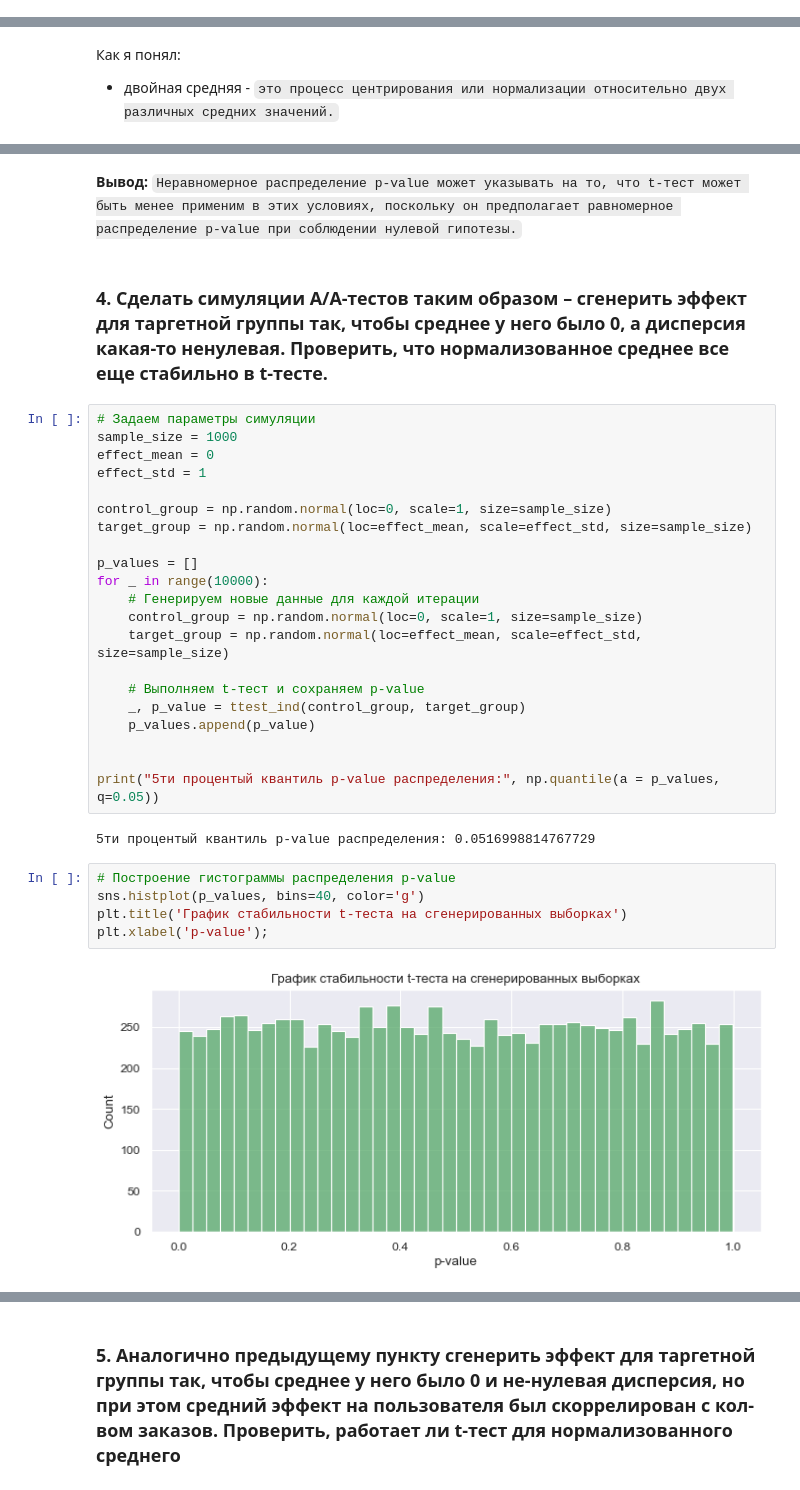
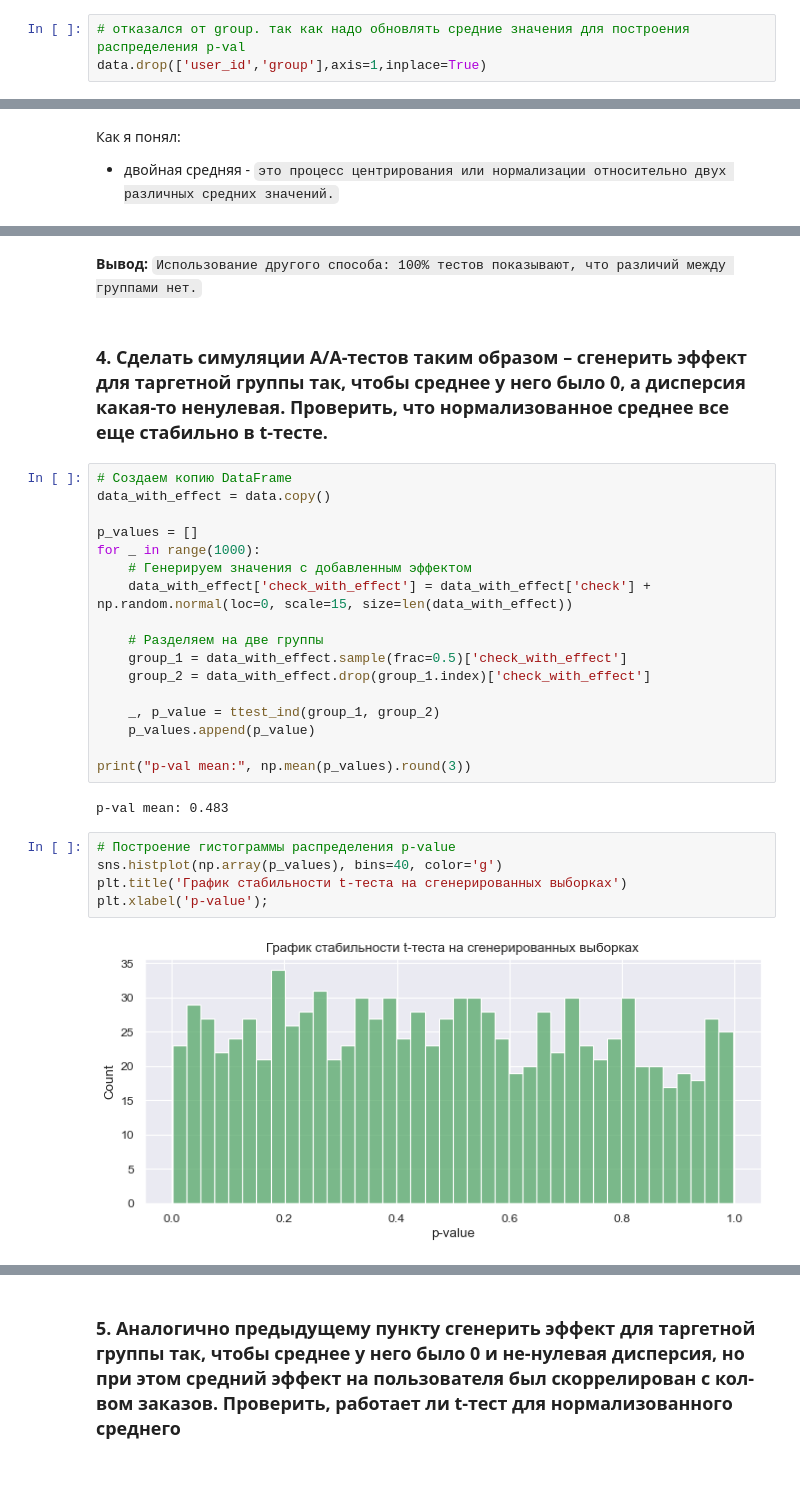
Before and after one commit to evanc001/practice_in_uzum_cource, a Jupyter notebook: analytic_projects/AA-tests/test_analysis.ipynb, the cells around one changed output, grey strips where cells are left out. Saved outputs shown, nothing was run; the diff lists cells and outputs as text.

```diff
--- a/analytic_projects/AA-tests/test_analysis.ipynb
+++ b/analytic_projects/AA-tests/test_analysis.ipynb
@@ -79,4 +85,7 @@ pg.normality(data=means_by_user,dv='check', group='group',method='normaltest').r
 # %% [markdown]
 #### создание списка p-val и проверка распределения
+# %%
+# отказался от group. так как надо обновлять средние значения для построения распределения p-val
+data.drop(['user_id','group'],axis=1,inplace=True)
 # %%
 # создание списка p-val
@@ -175,34 +204,30 @@ plt.xlabel('p-value');
-# %% [markdown]
-**Вывод:** `Неравномерное распределение p-value может указывать на то, что t-тест может быть менее применим в этих условиях, поскольку он предполагает равномерное распределение p-value при соблюдении нулевой гипотезы.`
+# %% [markdown]
+**Вывод:** `Использование другого способа: 100% тестов показывают, что различий между группами нет.`
 # %% [markdown]
 ### 4. Сделать симуляции А/А-тестов таким образом – сгенерить эффект для таргетной группы так, чтобы среднее у него было 0, а дисперсия какая-то ненулевая. Проверить, что нормализованное среднее все еще стабильно в t-тесте.
-# %%
-# Задаем параметры симуляции
-sample_size = 1000
-effect_mean = 0
-effect_std = 1
-
-control_group = np.random.normal(loc=0, scale=1, size=sample_size)
-target_group = np.random.normal(loc=effect_mean, scale=effect_std, size=sample_size)
-
-p_values = []
-for _ in range(10000):
-    # Генерируем новые данные для каждой итерации
-    control_group = np.random.normal(loc=0, scale=1, size=sample_size)
-    target_group = np.random.normal(loc=effect_mean, scale=effect_std, size=sample_size)
-
-    # Выполняем t-тест и сохраняем p-value
-    _, p_value = ttest_ind(control_group, target_group)
-    p_values.append(p_value)
-
-
-print("5ти процентый квантиль p-value распределения:", np.quantile(a = p_values, q=0.05))
-# %% [output]
-5ти процентый квантиль p-value распределения: 0.0516998814767729
+# %%
+# Создаем копию DataFrame
+data_with_effect = data.copy()
+
+p_values = []
+for _ in range(1000):
+    # Генерируем значения с добавленным эффектом
+    data_with_effect['check_with_effect'] = data_with_effect['check'] + np.random.normal(loc=0, scale=15, size=len(data_with_effect))
+
+    # Разделяем на две группы
+    group_1 = data_with_effect.sample(frac=0.5)['check_with_effect']
+    group_2 = data_with_effect.drop(group_1.index)['check_with_effect']
+
+    _, p_value = ttest_ind(group_1, group_2)
+    p_values.append(p_value)
+
+print("p-val mean:", np.mean(p_values).round(3))
+# %% [output]
+p-val mean: 0.483
 # %%
 # Построение гистограммы распределения p-value
-sns.histplot(p_values, bins=40, color='g')
+sns.histplot(np.array(p_values), bins=40, color='g')
 plt.title('График стабильности t-теста на сгенерированных выборках')
 plt.xlabel('p-value');
 # %% [output]
-[figure, old version]
+[figure, new version]
```
Also changed, not shown: parts of 23 cells of this notebook.
